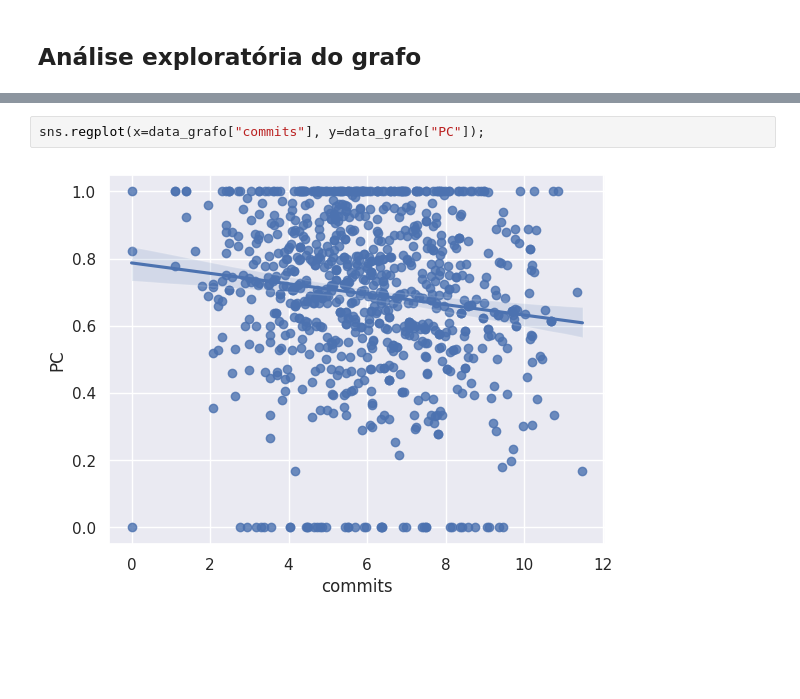
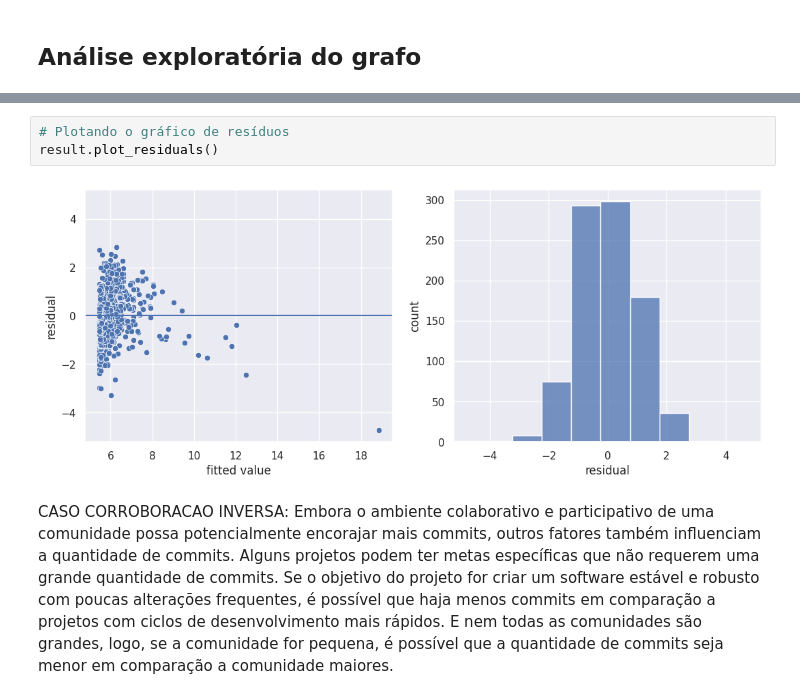
Before and after one commit to Pedro2712/aps1-wikis, a Jupyter notebook: notebooks/projeto/AnaliseDoGrafo.ipynb, the cells around one changed output, grey strips where cells are left out. Cells and saved outputs as stored; diff of their text form; blank space fills up the shorter version.

```diff
--- a/notebooks/projeto/AnaliseDoGrafo.ipynb
+++ b/notebooks/projeto/AnaliseDoGrafo.ipynb
@@ -229,4 +218,7 @@ sns.scatterplot(x=data_grafo["commits"], y=data_grafo["PC"]);
-# %%
-sns.regplot(x=data_grafo["commits"], y=data_grafo["PC"]);
-# %% [output]
-[figure, removed]
+# %%
+# Plotando o gráfico de resíduos
+result.plot_residuals()
+# %% [output]
+[figure, added]
+# %% [markdown]
+CASO CORROBORACAO INVERSA: Embora o ambiente colaborativo e participativo de uma comunidade possa potencialmente encorajar mais commits, outros fatores também influenciam a quantidade de commits. Alguns projetos podem ter metas específicas que não requerem uma grande quantidade de commits. Se o objetivo do projeto for criar um software estável e robusto com poucas alterações frequentes, é possível que haja menos commits em comparação a projetos com ciclos de desenvolvimento mais rápidos. E nem todas as comunidades são grandes, logo, se a comunidade for pequena, é possível que a quantidade de commits seja menor em comparação a comunidade maiores.
```
Also changed, not shown: parts of 29 cells of this notebook, 4 other files.
